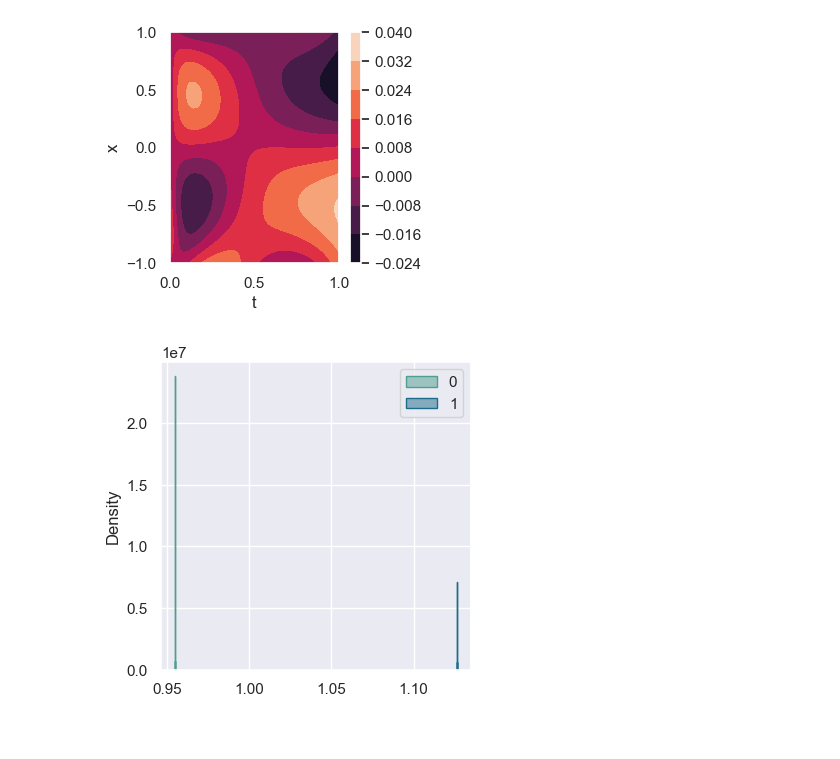
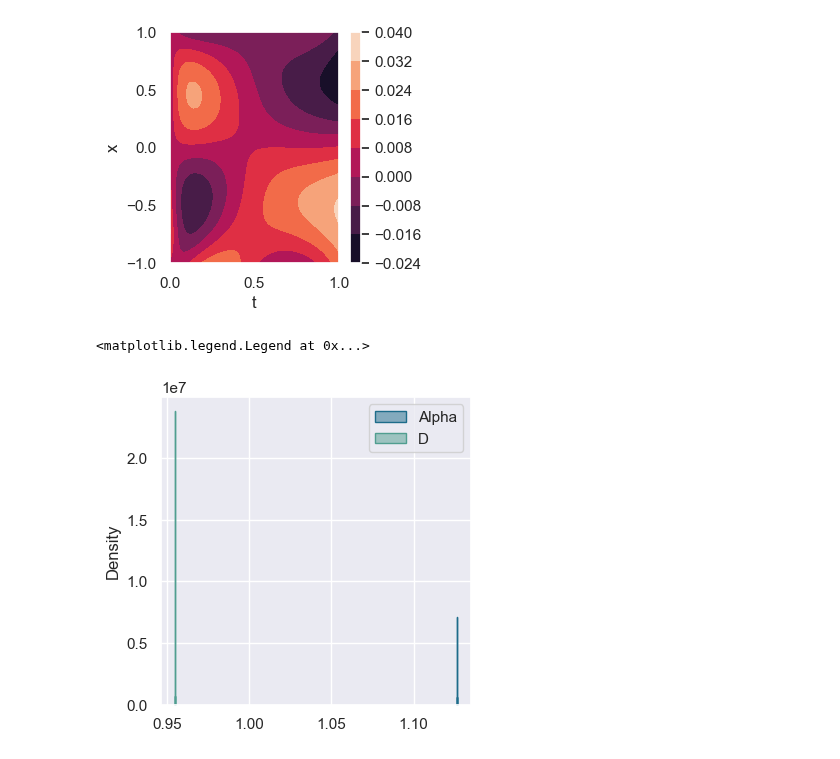
Before and after one commit to csml-beach/deep-bayesian-operator-nets, a Jupyter notebook: notebooks/bayes-pinn-PDE-gpu.ipynb, the cells around one changed output. Saved outputs shown, nothing was run; the diff lists cells and outputs as text; code cells hidden in the pictures.

Commit message:
added labels to kde plots

```diff
--- a/notebooks/bayes-pinn-PDE-gpu.ipynb
+++ b/notebooks/bayes-pinn-PDE-gpu.ipynb
@@ -323,8 +323,10 @@ samples = net.sample_parameter_posterior(num_samples=100)
 # %%
 g  = sns.kdeplot(samples.cpu().data, fill=True, palette="crest",
                  alpha=.5, linewidth=1)
+g.legend( ['Alpha','D'])
 # %% [output]
+<matplotlib.legend.Legend at 0x...>
-[figure, old version]
+[figure, new version]
 # %%
 x = torch.linspace(-1, 1, 100).reshape(-1, 1)
 t = torch.linspace(0, 1, 100).reshape(-1, 1)
```
